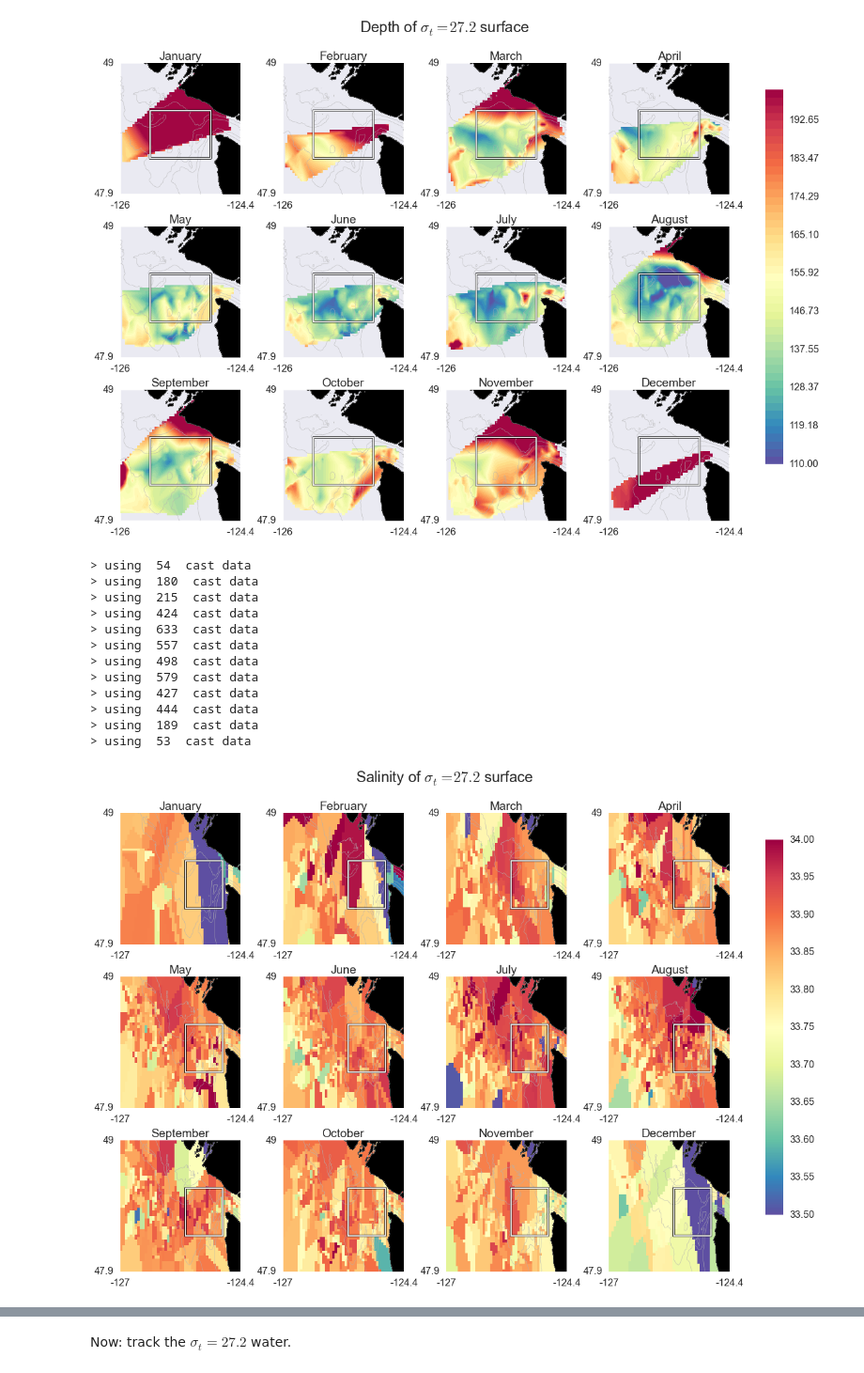
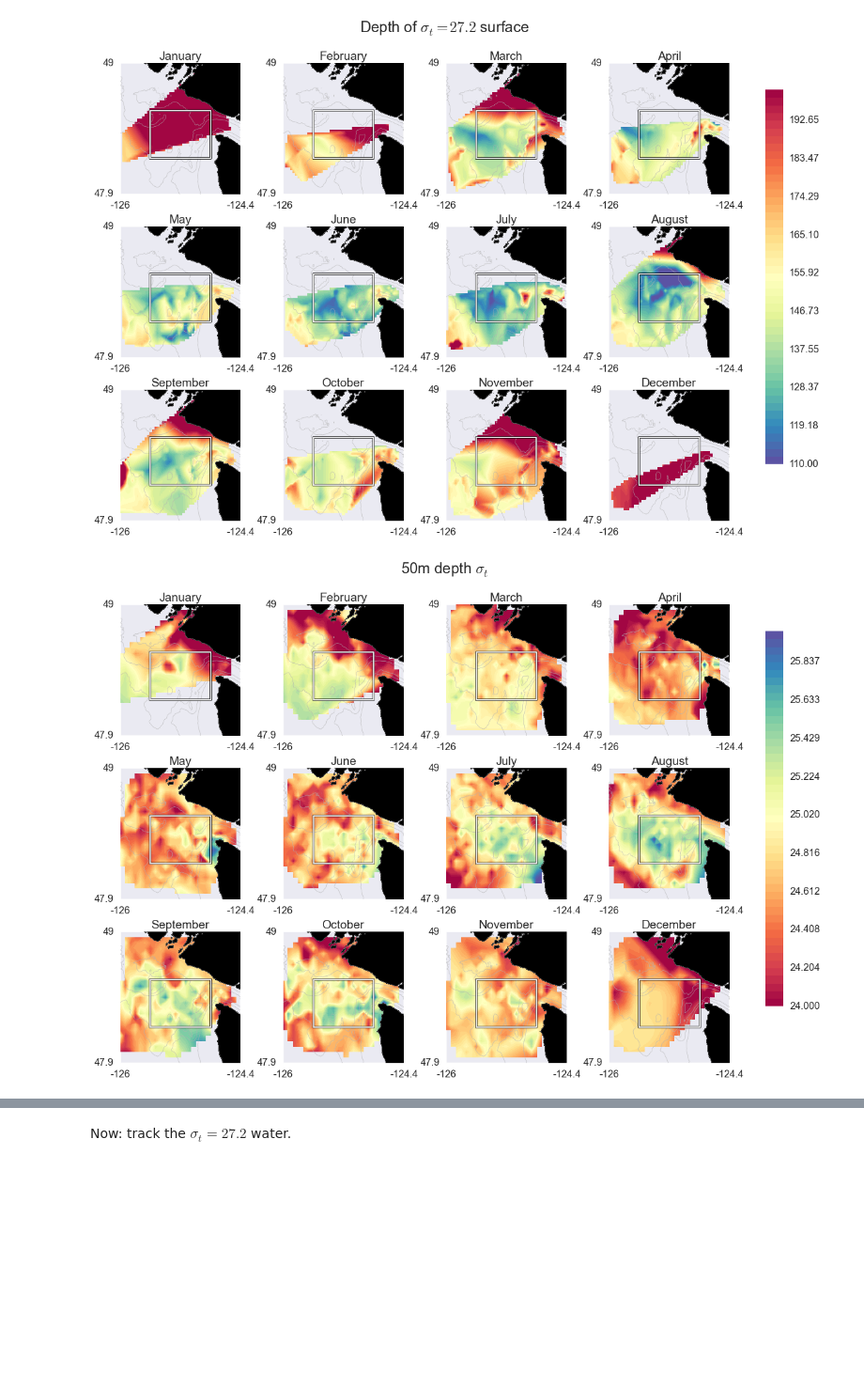
Before and after one commit to UBC-MOAD/falkor_upwelling, a Jupyter notebook: 1_Notebooks/June2015/sig27p2_surface.ipynb, the cells around one changed output, grey strips where cells are left out. Shown at 94% size. Drawn from its saved outputs; the diff is of its cells as text; code cells hidden in the pictures; blank space fills up the shorter version.

```diff
--- a/1_Notebooks/June2015/sig27p2_surface.ipynb
+++ b/1_Notebooks/June2015/sig27p2_surface.ipynb
@@ -55,10 +55,12 @@ JdFE_csts = TSmode.filter_CTD_list('REGION',[JdFE_lon[0],JdFE_lat[0]],[JdFE_lon[
 # %%
 def draw_surface(surf_type,cast_inf,dpth,varnm,col_lim=(0,0),cmap = 'Spectral_r',show_cbar = True):
 
+    N = 25
+
     if surf_type == 'DEPTH':
-        (lon_region,lat_region,grid_dat,tmp) = TSmode.get_depth_surface(cast_inf,dpth,varnm,LONrng,LATrng)
+        (lon_region,lat_region,grid_dat,tmp) = TSmode.get_depth_surface(cast_inf,dpth,varnm,LONrng,LATrng,Nlon=N,Nlat=N,interp='linear')
     else:
-        (lon_region,lat_region,grid_dat,tmp) = TSmode.get_isopyc_surface(cast_inf,dpth,varnm,LONrng,LATrng)
+        (lon_region,lat_region,grid_dat,tmp) = TSmode.get_isopyc_surface(cast_inf,dpth,varnm,LONrng,LATrng,Nlon=N,Nlat=N,interp='linear')
 
     if col_lim == (0,0):
         col_lim = (np.nanmin(grid_dat),np.nanmax(grid_dat))
@@ -66,10 +68,11 @@ def draw_surface(surf_type,cast_inf,dpth,varnm,col_lim=(0,0),cmap = 'Spectral_r'
     grid_dat[grid_dat>col_lim[1]] = col_lim[1]
     grid_dat[grid_dat<col_lim[0]] = col_lim[0]
 
+    #im = plt.contour(lon_region,lat_region,grid_dat,np.linspace(col_lim[0],col_lim[1],5,endpoint=True),colors='k')
     im = plt.contourf(lon_region,lat_region,grid_dat,np.linspace(col_lim[0],col_lim[1],50),cmap=cmap)
     #im = plt.pcolor(lon_region,lat_region,grid_dat,cmap=cmap)
 
-    plt.clim(col_lim)
+    #plt.clim(col_lim)
 
     if show_cbar:
         plt.colorbar()
@@ -87,11 +90,12 @@ def draw_surface(surf_type,cast_inf,dpth,varnm,col_lim=(0,0),cmap = 'Spectral_r'
     plt.ylim(LATrng)
     return im
 # %%
+reload(TSmode)
 fig = plt.figure(figsize=(16,12))
 
 for ii in range(1,13):
     plt.subplot(3,4,ii)
-    im = draw_surface('ISOPYC',[k for k in filt_csts if k['Month'] == ii],26.0,'Depth',col_lim=(20,110),cmap='Spectral_r',show_cbar=False)
+    im = draw_surface('ISOPYC',[k for k in filt_csts if k['Month'] == ii],25.3,'Depth',col_lim=(10,70),cmap='Spectral_r',show_cbar=False)
     plt.plot(-124.714,48.3831,'*k',ms=15)
     plt.plot(-124.714,48.3831,'*w',ms=12)
     plt.title(calendar.month_name[ii])
@@ -101,7 +105,7 @@ fig.subplots_adjust(right=0.9)
 cbar_ax = fig.add_axes([0.95, 0.15, 0.025, 0.7])
 fig.colorbar(im, cax=cbar_ax)
 
-plt.suptitle(r'Depth of $\sigma_t = 26.0$ surface',fontsize=24)
+plt.suptitle(r'Depth of $\sigma_t = 25.3$ surface',fontsize=24)
 plt.subplots_adjust(top=0.9)
 plt.show()
 # %% [output]
@@ -151,33 +155,21 @@ plt.show()
 # %%
 fig = plt.figure(figsize=(16,12))
 
 for ii in range(1,13):
     plt.subplot(3,4,ii)
-    im = draw_surface('ISOPYC',[k for k in filt_csts if k['Month'] == ii],27.2,'Salinity',col_lim=(33.5,34),cmap='Spectral_r',show_cbar=False)
+    im = draw_surface('DEPTH',[k for k in filt_csts if k['Month'] == ii],20,'sigmaT',col_lim=(24,26),cmap='Spectral',show_cbar=False)
     plt.title(calendar.month_name[ii])
 
 plt.tight_layout()
 fig.subplots_adjust(right=0.9)
 cbar_ax = fig.add_axes([0.95, 0.15, 0.025, 0.7])
 fig.colorbar(im, cax=cbar_ax)
 
-plt.suptitle(r'Salinity of $\sigma_t = 27.2$ surface',fontsize=24)
+plt.suptitle(r'50m depth $\sigma_t$',fontsize=24)
 plt.subplots_adjust(top=0.9)
 plt.show()
 # %% [output]
-> using  54  cast data
-> using  180  cast data
-> using  215  cast data
-> using  424  cast data
-> using  633  cast data
-> using  557  cast data
-> using  498  cast data
-> using  579  cast data
-> using  427  cast data
-> using  444  cast data
-> using  189  cast data
-> using  53  cast data
-[figure, old version]
+[figure, new version]
 # %%
 fig = plt.figure(figsize=(16,12))
 
```
Also changed, not shown: parts of 6 cells of this notebook, 2 other files.
